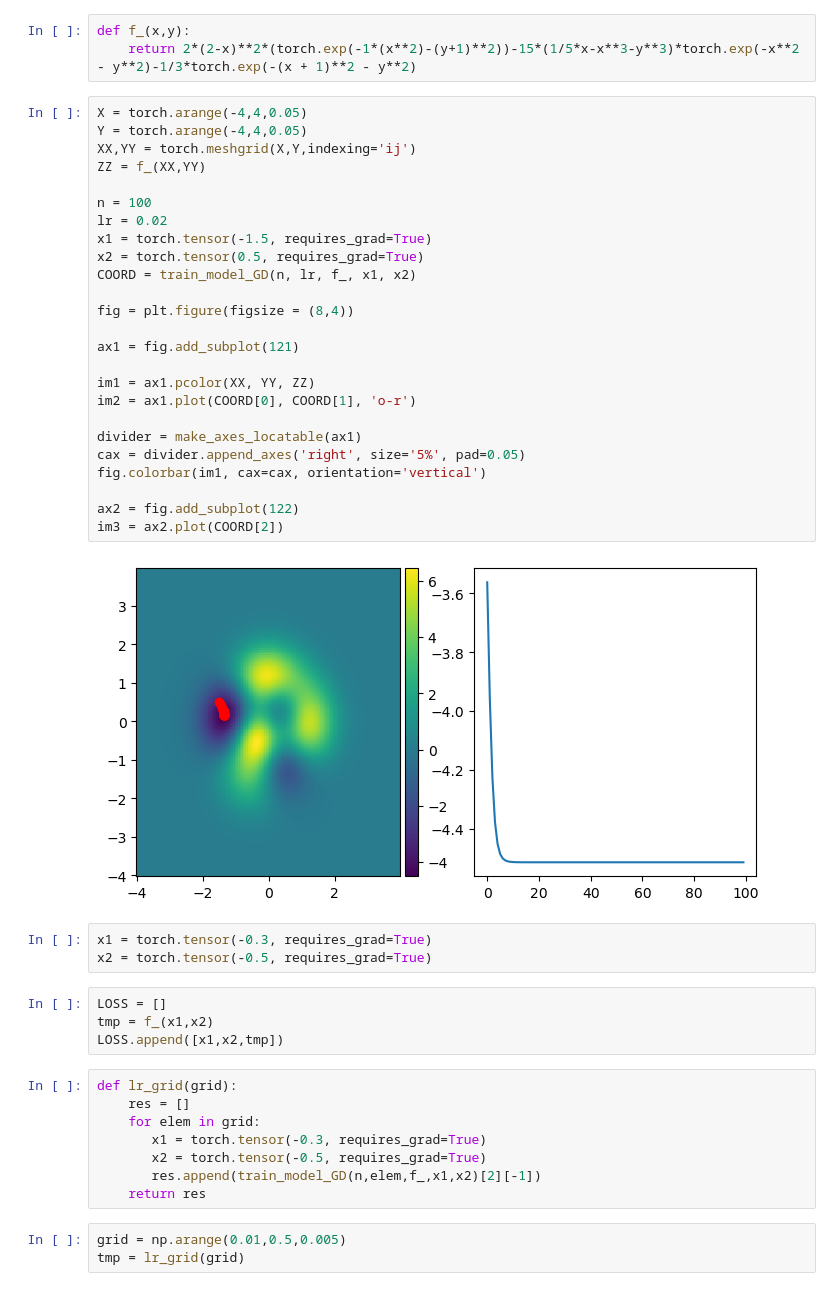
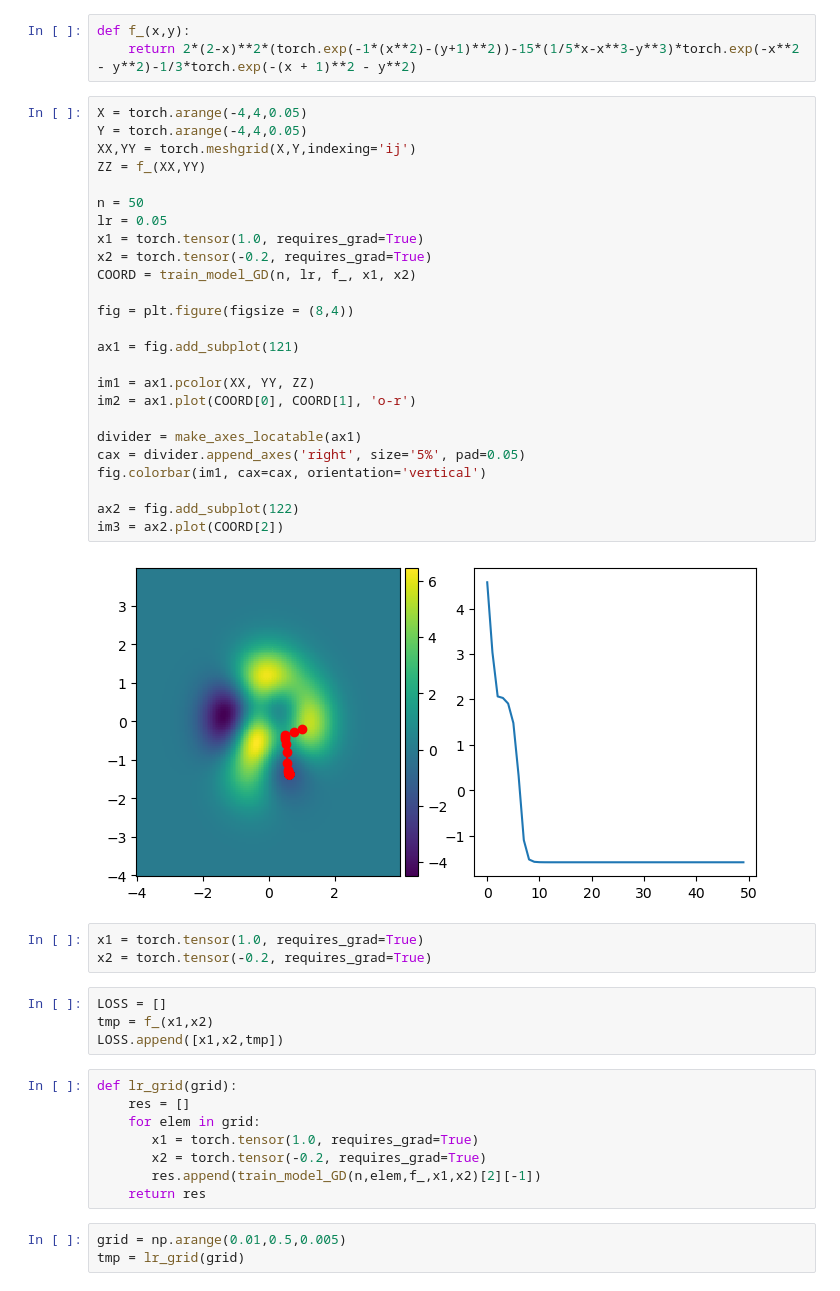
Before and after one commit to LinusLach/Blog, a Jupyter notebook: posts/post-with-code/Pytorch/Post_02.ipynb, the cells around one changed output. Drawn from its saved outputs; the diff is of its cells as text.

```diff
--- a/posts/post-with-code/Pytorch/Post_02.ipynb
+++ b/posts/post-with-code/Pytorch/Post_02.ipynb
@@ -115,33 +111,33 @@ def f_(x,y):
 # %%
 X = torch.arange(-4,4,0.05)
 Y = torch.arange(-4,4,0.05)
 XX,YY = torch.meshgrid(X,Y,indexing='ij')
 ZZ = f_(XX,YY)
 
-n = 100
-lr = 0.02
-x1 = torch.tensor(-1.5, requires_grad=True)
-x2 = torch.tensor(0.5, requires_grad=True)
+n = 50
+lr = 0.05
+x1 = torch.tensor(1.0, requires_grad=True)
+x2 = torch.tensor(-0.2, requires_grad=True)
 COORD = train_model_GD(n, lr, f_, x1, x2)
 
 fig = plt.figure(figsize = (8,4))
 
 ax1 = fig.add_subplot(121)
 
 im1 = ax1.pcolor(XX, YY, ZZ)
 im2 = ax1.plot(COORD[0], COORD[1], 'o-r')
 
 divider = make_axes_locatable(ax1)
 cax = divider.append_axes('right', size='5%', pad=0.05)
 fig.colorbar(im1, cax=cax, orientation='vertical')
 
 ax2 = fig.add_subplot(122)
 im3 = ax2.plot(COORD[2])
 # %% [output]
-[figure, old version]
+[figure, new version]
 # %%
-x1 = torch.tensor(-0.3, requires_grad=True)
-x2 = torch.tensor(-0.5, requires_grad=True)
+x1 = torch.tensor(1.0, requires_grad=True)
+x2 = torch.tensor(-0.2, requires_grad=True)
 # %%
 LOSS = []
 tmp = f_(x1,x2)
@@ -150,8 +146,8 @@ LOSS.append([x1,x2,tmp])
 def lr_grid(grid):
     res = []
     for elem in grid:
-       x1 = torch.tensor(-0.3, requires_grad=True)
-       x2 = torch.tensor(-0.5, requires_grad=True)
+       x1 = torch.tensor(1.0, requires_grad=True)
+       x2 = torch.tensor(-0.2, requires_grad=True)
        res.append(train_model_GD(n,elem,f_,x1,x2)[2][-1])
     return res
 # %%
```
Also changed, not shown: parts of 4 cells of this notebook.
